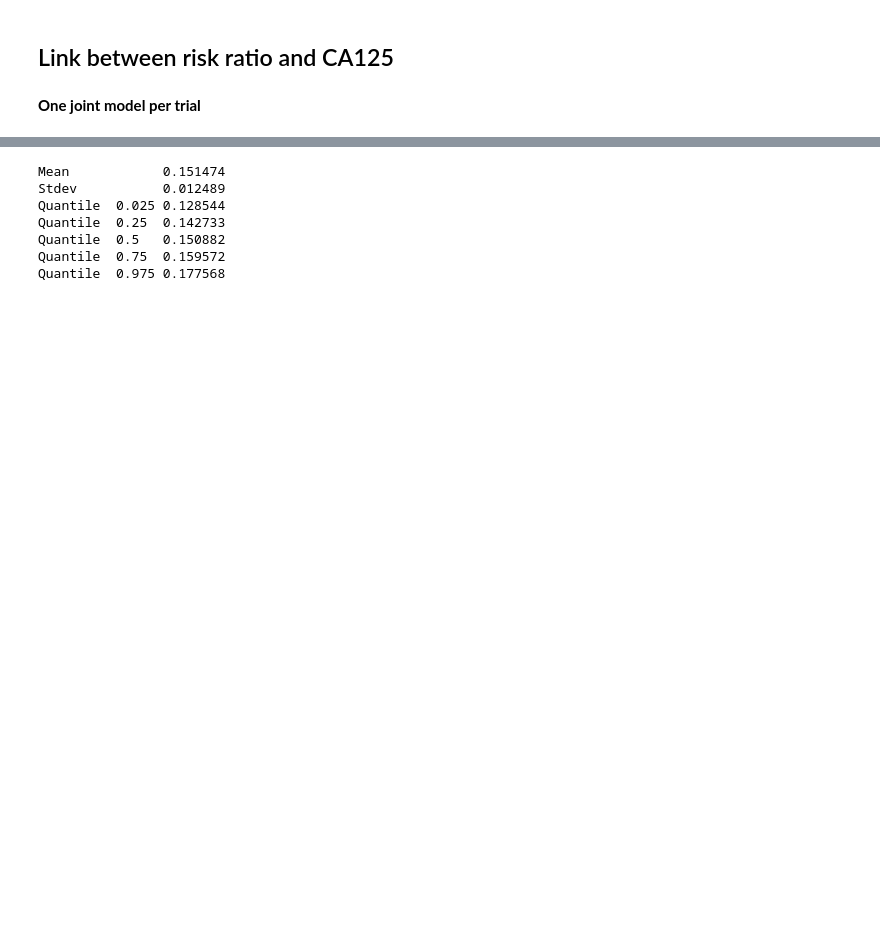
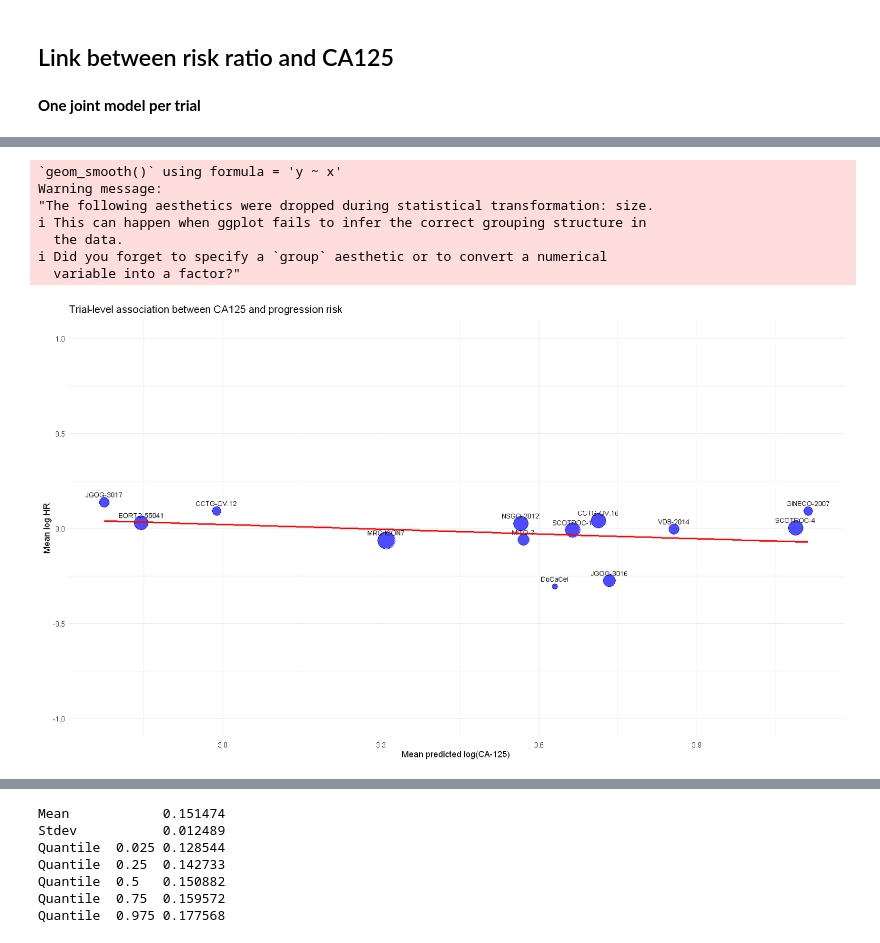
Before and after one commit to Kodro23/Surrogacy_evaluation_CA125, a Jupyter notebook: notebooks/CA125.ipynb, the cells around one changed output, grey strips where cells are left out. Cells and saved outputs as stored; diff of their text form; code cells hidden in the pictures; blank space fills up the shorter version.

```diff
--- a/notebooks/CA125.ipynb
+++ b/notebooks/CA125.ipynb
@@ -533,8 +538,9 @@ $
 # %%
 internal_knots <- quantile(ca125_all_6$time_ca125, probs = c(0.22,0.66))
 boundary_knots <- quantile(ca125_all_6$time_ca125, probs = c(0.18,0.98))
-ca125_all_6["id_num"]<- as.numeric(as.factor(ca125_all_6$id))
-ca125_all_6["trialid_num"]<- as.numeric(as.factor(ca125_all_6$trialid))
+ns_basis <- ns(ca125_all_6$time_ca125,knots = internal_knots,Boundary.knots = boundary_knots)
+ca125_all_6["id_num"]<- as.integer(as.numeric(as.factor(ca125_all_6$id)))
+ca125_all_6["trialid_num"]<- as.integer(as.numeric(as.factor(ca125_all_6$trialid)))
 ca125_all_6["log_ca125"]<-log(ca125_all_6$CA125_mes)
 # %%
 jointed_lcmm_pfs<-readRDS("./results/models/jointed_lcmm_pfs.rds")
@@ -964,3 +1168,35 @@ Traceback:
+# %%
+
+# =========================
+# Plot
+# =========================
+options(repr.plot.width = 14, repr.plot.height = 8)
+
+ggplot(trial_summary_all2,
+       aes(x = mean_log_ca125,
+           y = log_hr,
+           size = n_events)) +
+  geom_point(color = "blue", alpha = 0.7) +
+  geom_text(aes(label = trialid), vjust = -1, size = 3) +
+  geom_smooth(method = "lm", se = FALSE, color = "red") +
+  scale_size(range = c(3, 10)) +
+  theme_minimal() +
+  theme(legend.position = "none") +
+  labs(
+    x = "Mean predicted log(CA-125)",
+    y = "Mean log HR",
+    title = "Trial-level association between CA125 and progression risk"
+  ) +
+  ylim(-1, 1)
+# %% [output]
+`geom_smooth()` using formula = 'y ~ x'
+Warning message:
+"The following aesthetics were dropped during statistical transformation: size.
+ℹ This can happen when ggplot fails to infer the correct grouping structure in
+  the data.
+ℹ Did you forget to specify a `group` aesthetic or to convert a numerical
+  variable into a factor?"
+[figure, added]
 # %% [markdown]
 **Compute $R^2_{trial}$**
 - One joint model by trial then extract log(HR) associated with "trt_bin"
```
Also changed, not shown: parts of 30 cells of this notebook, 3 other files.
